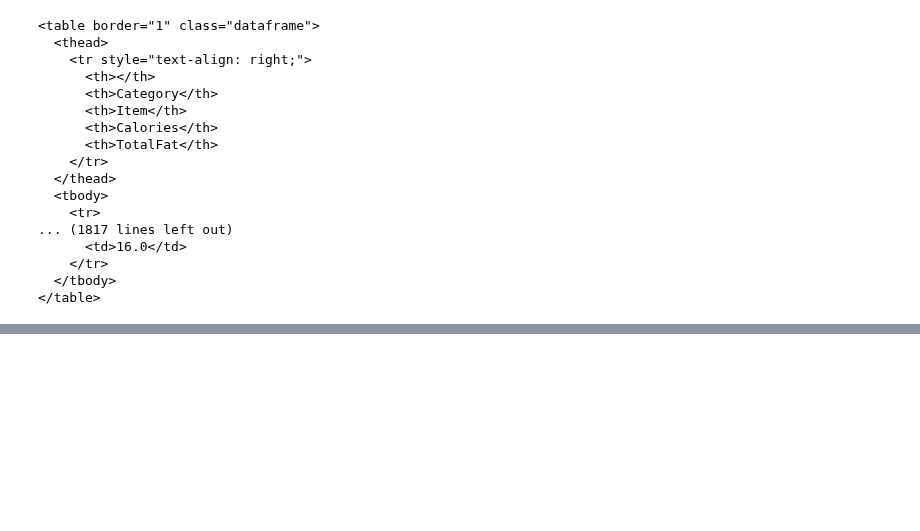
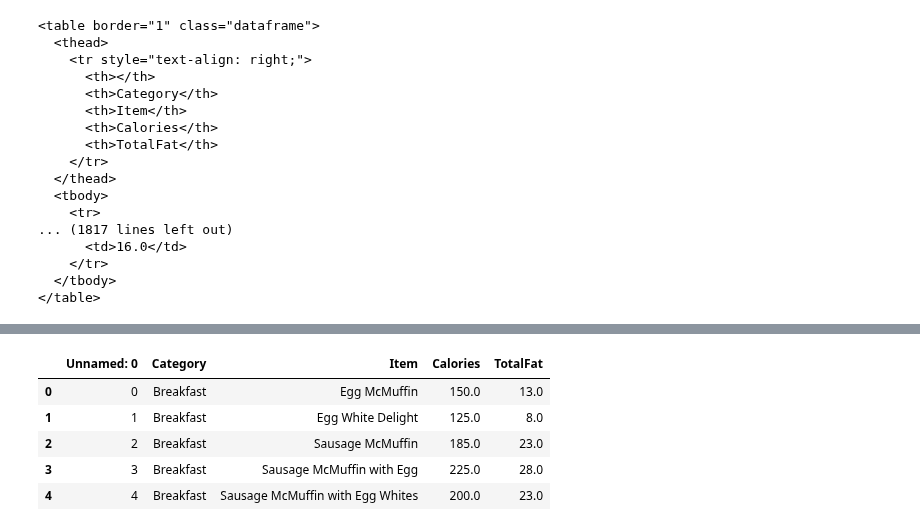
Before and after one commit to Byienio/Pandas_pg, a Jupyter notebook: ImportAndExport.ipynb, the cells around one changed output, grey strips where cells are left out. Saved outputs shown, nothing was run; the diff lists cells and outputs as text; code cells hidden in the pictures; blank space fills up the shorter version.

Commit message:
Working with Excel

```diff
--- a/ImportAndExport.ipynb
+++ b/ImportAndExport.ipynb
@@ -159,0 +195,3 @@ with io.open('exported_data/mc-7.html',mode='w',encoding='utf-8') as file:
+# %%
+final = pd.read_excel('exported_data/mcdonalds-excel.xlsx',sheet_name=[0,1,2])
+len(final)
@@ -159,0 +209,9 @@ with io.open('exported_data/mc-7.html',mode='w',encoding='utf-8') as file:
+# %%
+final[1].head()
+# %% [output]
+|  | Unnamed: 0 | Category | Item | Calories | TotalFat |
+| 0 | 0 | Breakfast | Egg McMuffin | 150.0 | 13.0 |
+| 1 | 1 | Breakfast | Egg White Delight | 125.0 | 8.0 |
+| 2 | 2 | Breakfast | Sausage McMuffin | 185.0 | 23.0 |
+| 3 | 3 | Breakfast | Sausage McMuffin with Egg | 225.0 | 28.0 |
+| 4 | 4 | Breakfast | Sausage McMuffin with Egg Whites | 200.0 | 23.0 |
```
Also changed, not shown: parts of 11 cells of this notebook.
